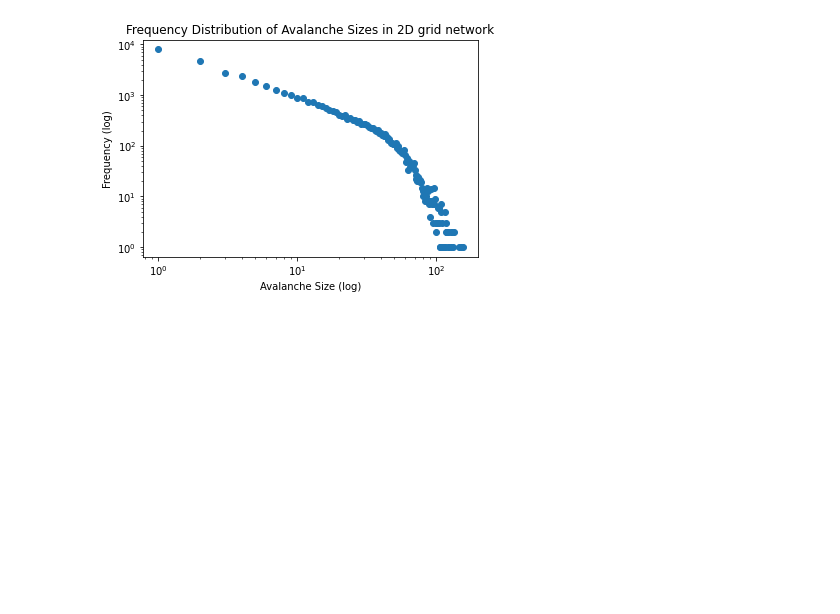
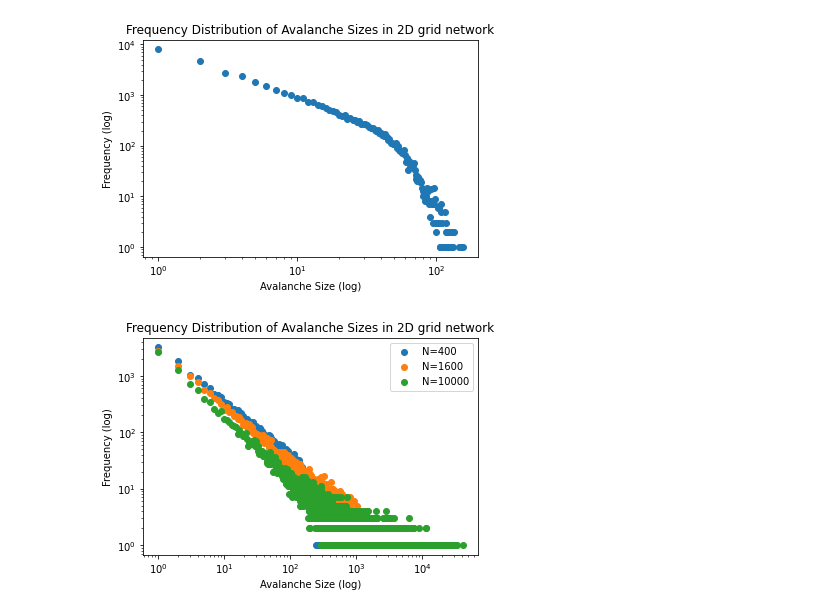
Before and after one commit to rkoevoets/complex-system-simulation, a Jupyter notebook: 2d grid network.ipynb, the cells around one changed output. Drawn from its saved outputs; the diff is of its cells as text; code cells hidden in the pictures; blank space fills up the shorter version.

Commit message:
for different network size

```diff
--- a/2d grid network.ipynb
+++ b/2d grid network.ipynb
@@ -58,3 +60,41 @@ plt.title('Frequency Distribution of Avalanche Sizes in 2D grid network')
 plt.show()
 # %% [output]
 [figure]
+# %%
+grid_network_20 = create_2d_grid_graph(20, 20)
+grid_network_model_20 = NeuronModel(grid_network_20)
+grid_network_data_20 = np.array(grid_network_model_20.run(50000))  # number of steps
+# %%
+grid_network_40 = create_2d_grid_graph(40, 40)
+grid_network_model_40 = NeuronModel(grid_network_40)
+grid_network_data_40 = np.array(grid_network_model_40.run(50000))  # number of steps
+# %%
+grid_network_100 = create_2d_grid_graph(100, 100)
+grid_network_model_100 = NeuronModel(grid_network_100)
+grid_network_data_100 = np.array(grid_network_model_100.run(50000))  # number of steps
+# %%
+# Calculate the unique avalanche sizes and their frequencies
+avalanche_sizes_grid_20, frequencies_grid_20 = np.unique(grid_network_data_20, return_counts=True)
+avalanche_sizes_grid_40, frequencies_grid_40 = np.unique(grid_network_data_40, return_counts=True)
+avalanche_sizes_grid_100, frequencies_grid_100 = np.unique(grid_network_data_100, return_counts=True)
+
+# Plot the data points on a log-log scale
+plt.figure()
+plt.scatter(avalanche_sizes_grid_20, frequencies_grid_20, label="N=400")
+plt.scatter(avalanche_sizes_grid_40, frequencies_grid_40, label="N=1600")
+plt.scatter(avalanche_sizes_grid_100, frequencies_grid_100, label="N=10000")
+
+# Set log-log scale
+plt.xscale('log')
+plt.yscale('log')
+
+# Add labels and title
+plt.xlabel('Avalanche Size (log)')
+plt.ylabel('Frequency (log)')
+plt.title('Frequency Distribution of Avalanche Sizes in 2D grid network')
+plt.legend()
+
+# Show the plot
+plt.show()
+# %% [output]
+[figure, added]
```
Also changed, not shown: parts of 1 cell of this notebook.
